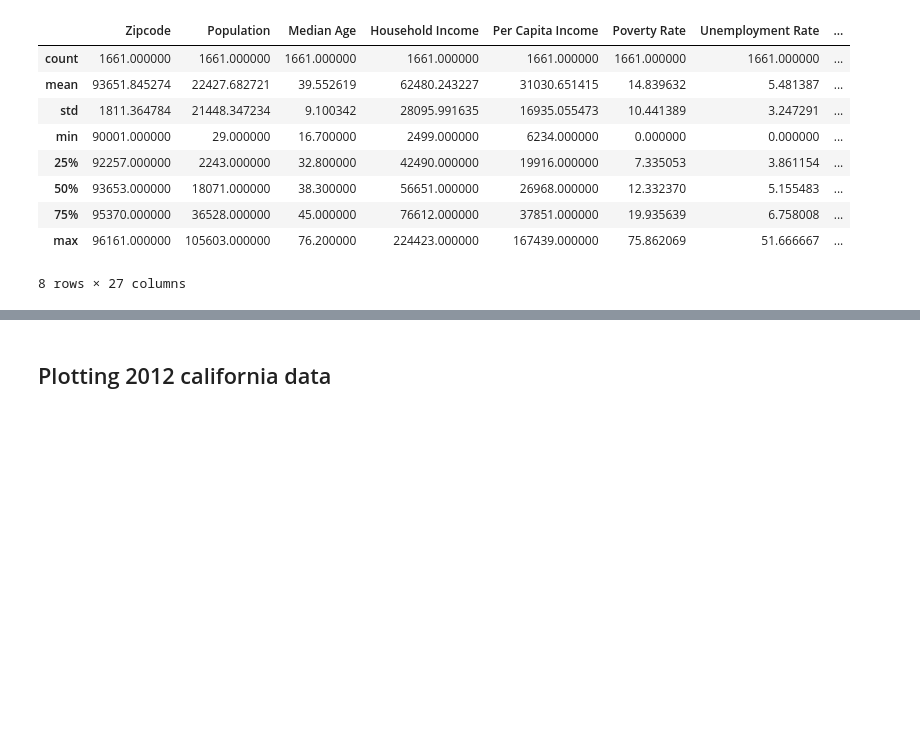
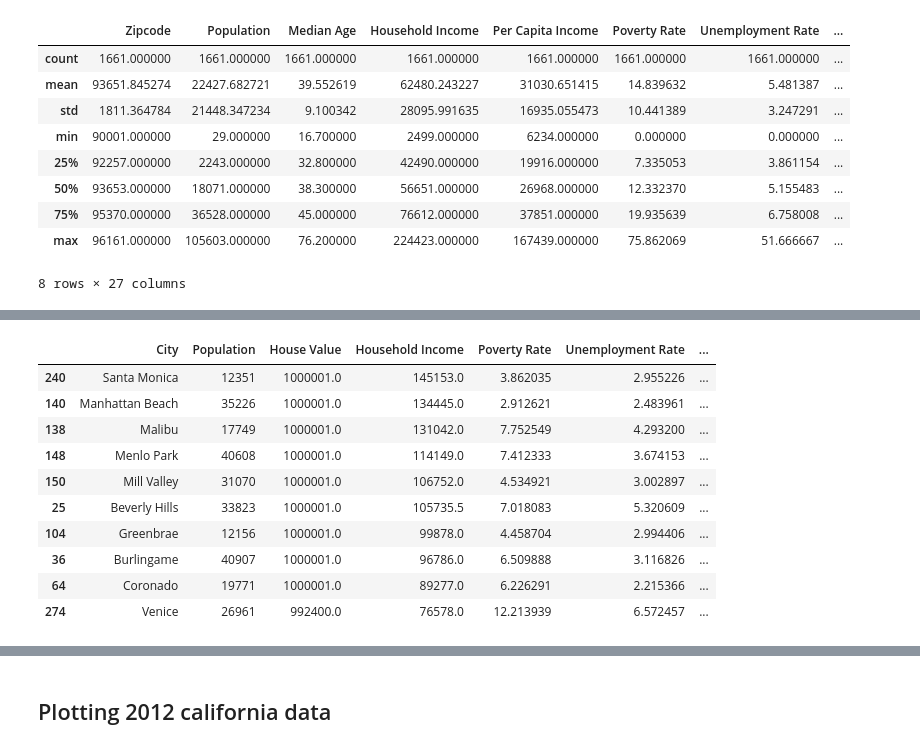
Before and after one commit to pandeysudip/housing-price, a Jupyter notebook: data_cleaning.ipynb, the cells around one changed output, grey strips where cells are left out. Cells and saved outputs as stored; diff of their text form; code cells hidden in the pictures; blank space fills up the shorter version.

```diff
--- a/data_cleaning.ipynb
+++ b/data_cleaning.ipynb
@@ -251,0 +254,15 @@ ca_2012.describe()
+# %%
+#city with higher house value
+ca_12_city.nlargest(10, 'House Value')
+# %% [output]
+|  | City | Population | House Value | Household Income | Poverty Rate | Unemployment Rate | ... |
+| 240 | Santa Monica | 12351 | 1000001.0 | 145153.0 | 3.862035 | 2.955226 | ... |
+| 140 | Manhattan Beach | 35226 | 1000001.0 | 134445.0 | 2.912621 | 2.483961 | ... |
+| 138 | Malibu | 17749 | 1000001.0 | 131042.0 | 7.752549 | 4.293200 | ... |
+| 148 | Menlo Park | 40608 | 1000001.0 | 114149.0 | 7.412333 | 3.674153 | ... |
+| 150 | Mill Valley | 31070 | 1000001.0 | 106752.0 | 4.534921 | 3.002897 | ... |
+| 25 | Beverly Hills | 33823 | 1000001.0 | 105735.5 | 7.018083 | 5.320609 | ... |
+| 104 | Greenbrae | 12156 | 1000001.0 | 99878.0 | 4.458704 | 2.994406 | ... |
+| 36 | Burlingame | 40907 | 1000001.0 | 96786.0 | 6.509888 | 3.116826 | ... |
+| 64 | Coronado | 19771 | 1000001.0 | 89277.0 | 6.226291 | 2.215366 | ... |
+| 274 | Venice | 26961 | 992400.0 | 76578.0 | 12.213939 | 6.572457 | ... |
```
Also changed, not shown: parts of 79 cells of this notebook.
